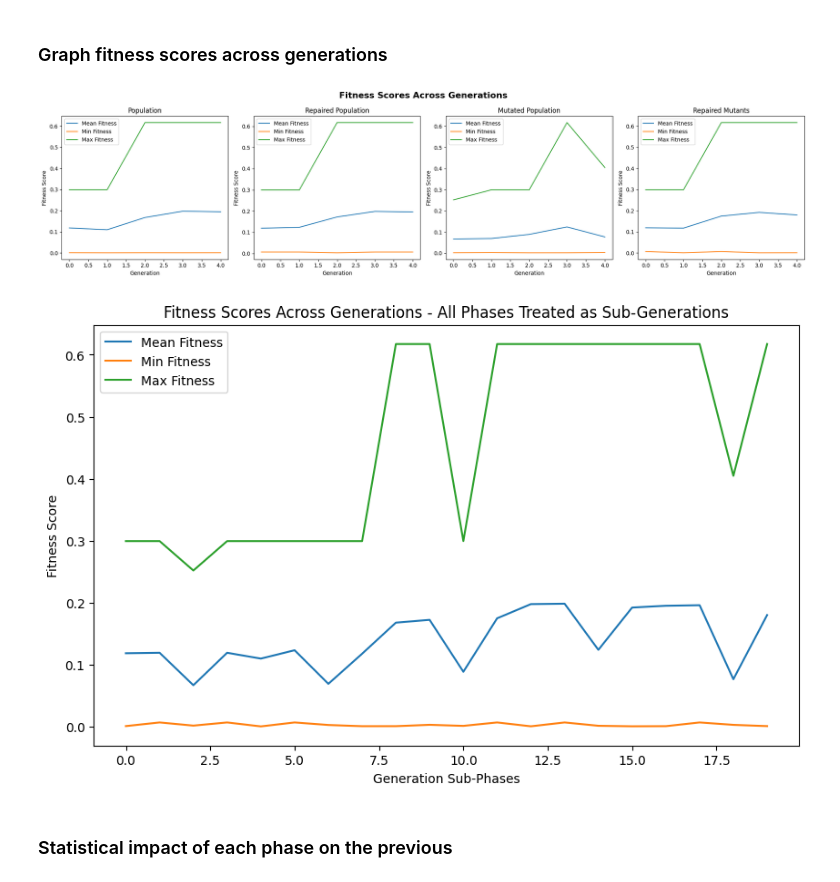
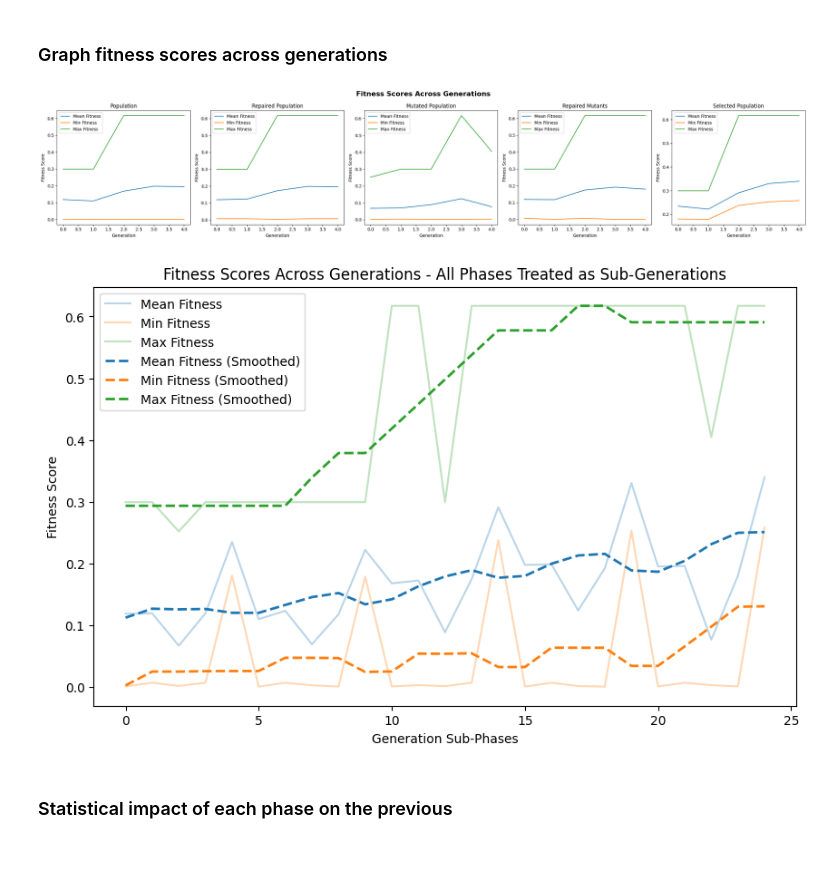
Before and after one commit to schladt/GIMC, a Jupyter notebook: genetic_improvement/results-visualization.ipynb, the cells around one changed output. Cells and saved outputs as stored; diff of their text form; code cells hidden in the pictures; blank space fills up the shorter version.

```diff
--- a/genetic_improvement/results-visualization.ipynb
+++ b/genetic_improvement/results-visualization.ipynb
@@ -150,14 +199,14 @@ for gen_idx, generation in enumerate(checkpoint):
 # %% [markdown]
 ### Graph fitness scores across generations
 # %%
-# create a 2d line plot of mean, min, and max fitness scores across generations - for population, repaired_population, mutated_population, and repaired_mutants on single row plot
-# Create a figure with 1 row and 4 columns for all four populations
-fig, axes = plt.subplots(1, 4, figsize=(20, 5))
+# create a 2d line plot of mean, min, and max fitness scores across generations - for population, repaired_population, mutated_population, repaired_mutants, and selected_population on single row plot
+# Create a figure with 1 row and 5 columns for all five populations
+fig, axes = plt.subplots(1, 5, figsize=(25, 5))
 fig.suptitle('Fitness Scores Across Generations', fontsize=16, fontweight='bold')
 
 # Population types to plot
-population_types = ['population', 'repaired_population', 'mutated_population', 'repaired_mutants']
-titles = ['Population', 'Repaired Population', 'Mutated Population', 'Repaired Mutants']
+population_types = ['population', 'repaired_population', 'mutated_population', 'repaired_mutants', 'selected_population']
+titles = ['Population', 'Repaired Population', 'Mutated Population', 'Repaired Mutants', 'Selected Population']
 
 for idx, (pop_type, title) in enumerate(zip(population_types, titles)):
     mean_scores = []
@@ -182,34 +231,53 @@ for idx, (pop_type, title) in enumerate(zip(population_types, titles)):
 plt.tight_layout()
 plt.show()
 # %% [output]
-[figure, old version]
+[figure, new version]
 # %%
-# combine all four phases into a single line - treat each phase a generation
+# combine all five phases into a single line - treat each phase a generation
 all_phases = []
 for generation in checkpoint:
-    all_phases.extend([generation["population"], generation["repaired_population"], generation["mutated_population"], generation["repaired_mutants"]])
+    all_phases.extend([generation["population"], generation["repaired_population"], generation["mutated_population"], generation["repaired_mutants"], generation["selected_population"]])
 
 mean_fitness_scores = []
 min_fitness_scores = []
 max_fitness_scores = []
 
 for phase in all_phases:
     fitness_scores = [genome.get_candidate().get_fitness() for genome in phase]
     mean_fitness_scores.append(np.mean(fitness_scores) if fitness_scores else 0.0)
     min_fitness_scores.append(np.min(fitness_scores) if fitness_scores else 0.0)
     max_fitness_scores.append(np.max(fitness_scores) if fitness_scores else 0.0)
 
 plt.figure(figsize=(10, 6))
-plt.plot(mean_fitness_scores, label='Mean Fitness')
-plt.plot(min_fitness_scores, label='Min Fitness')
-plt.plot(max_fitness_scores, label='Max Fitness')
+
+# Plot raw data with transparency and get color handles
+line1 = plt.plot(mean_fitness_scores, alpha=0.3, label='Mean Fitness')
+line2 = plt.plot(min_fitness_scores, alpha=0.3, label='Min Fitness')
+line3 = plt.plot(max_fitness_scores, alpha=0.3, label='Max Fitness')
+
+# Add smoothed trend lines using moving average
+from scipy.ndimage import uniform_filter1d
+window_size = min(15, len(mean_fitness_scores) // 3)  # Adaptive window size
+
+mean_smoothed = uniform_filter1d(mean_fitness_scores, size=window_size, mode='nearest')
+min_smoothed = uniform_filter1d(min_fitness_scores, size=window_size, mode='nearest')
+max_smoothed = uniform_filter1d(max_fitness_scores, size=window_size, mode='nearest')
+
+# Plot smoothed lines with matching colors
+plt.plot(mean_smoothed, color=line1[0].get_color(), linewidth=2.0,
+         label='Mean Fitness (Smoothed)', linestyle='--')
+plt.plot(min_smoothed, color=line2[0].get_color(), linewidth=2.0,
+         label='Min Fitness (Smoothed)', linestyle='--')
+plt.plot(max_smoothed, color=line3[0].get_color(), linewidth=2.0,
+         label='Max Fitness (Smoothed)', linestyle='--')
+
 plt.xlabel('Generation Sub-Phases')
 plt.ylabel('Fitness Score')
 plt.title('Fitness Scores Across Generations - All Phases Treated as Sub-Generations')
 plt.legend()
 plt.show()
 # %% [output]
-[figure, old version]
+[figure, new version]
 # %% [markdown]
 ### Statistical impact of each phase on the previous
 # %%
```
Also changed, not shown: parts of 5 cells of this notebook.
